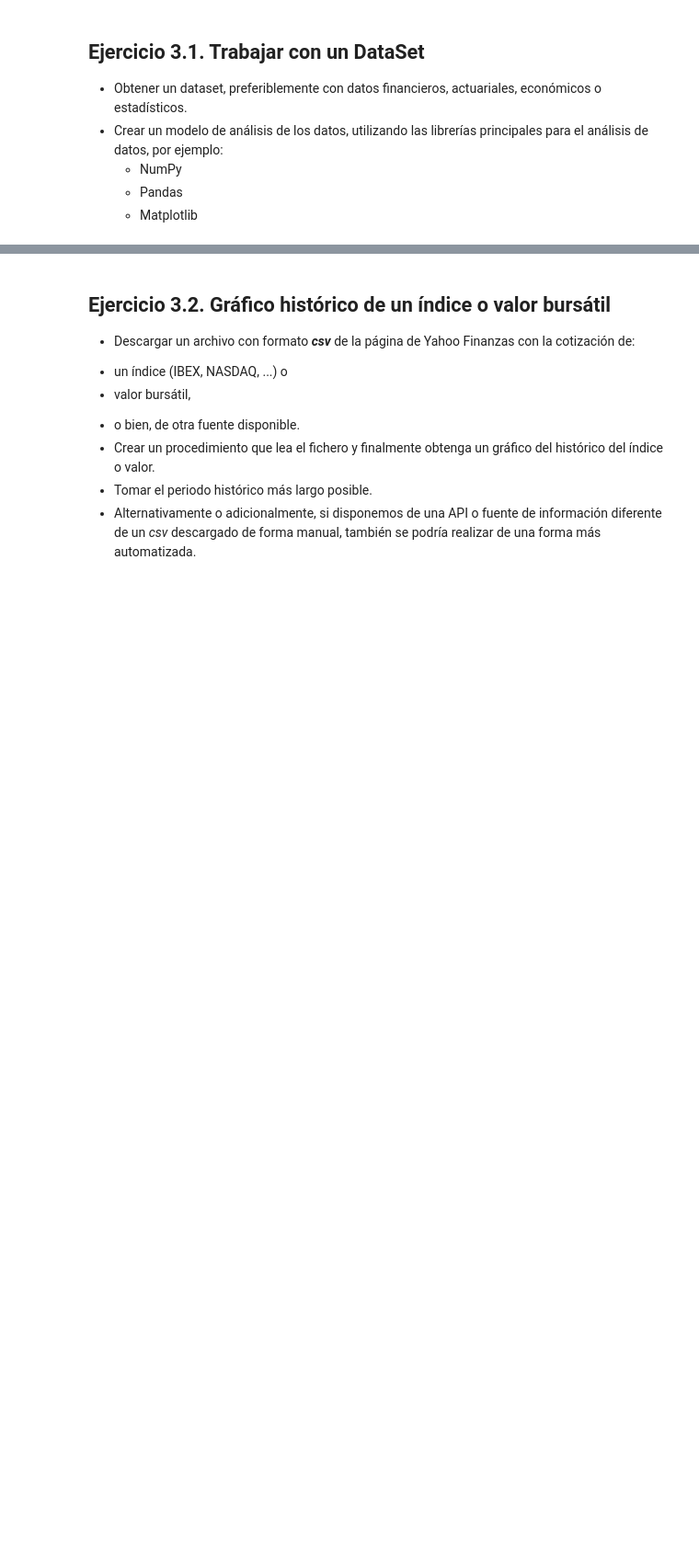
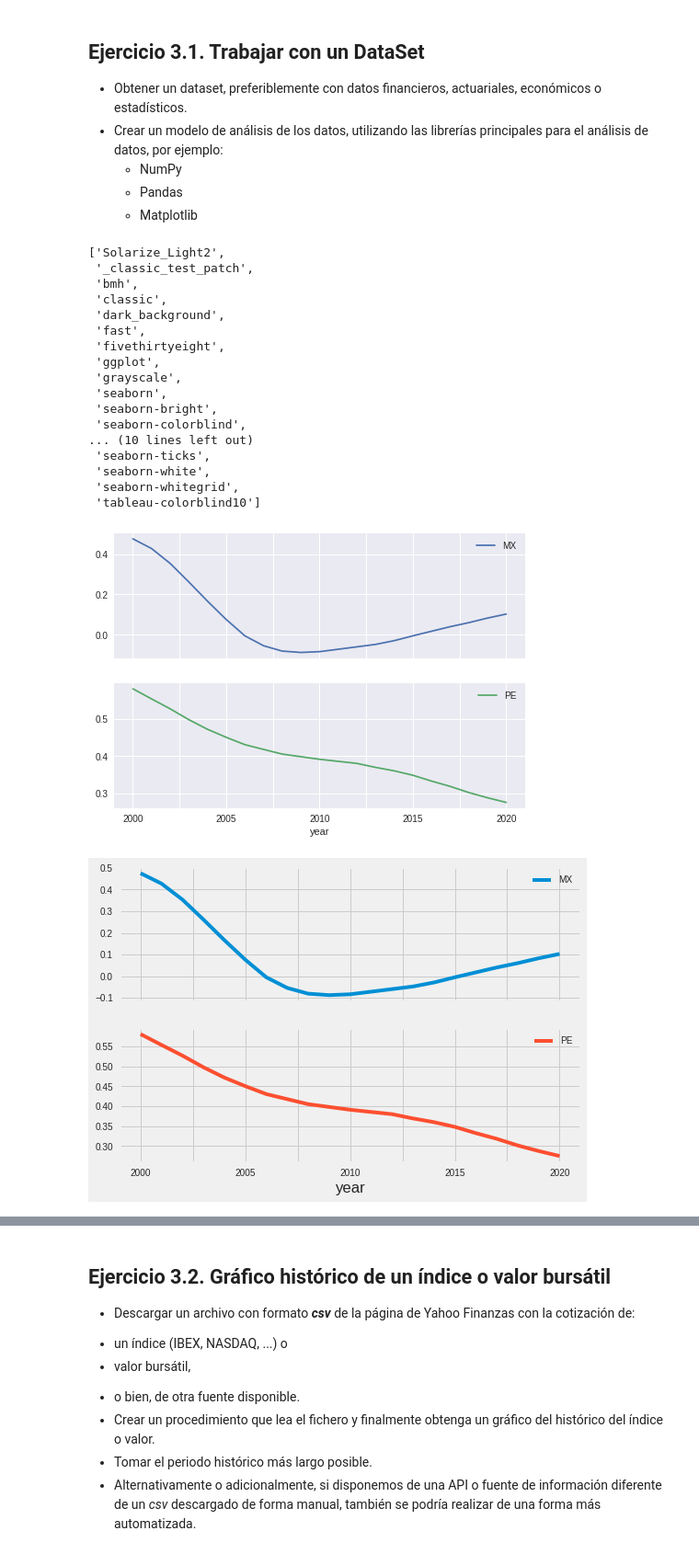
Before and after one commit to cit08/Phyton_2, a Jupyter notebook: Copia_de_practica3.ipynb, the cells around one changed output, grey strips where cells are left out. Shown at 92% size. Cells and saved outputs as stored; diff of their text form; code cells hidden in the pictures; blank space fills up the shorter version.

```diff
--- a/Copia_de_practica3.ipynb
+++ b/Copia_de_practica3.ipynb
@@ -11,3 +11,69 @@
     - NumPy
     - Pandas
     - Matplotlib
+# %%
+#Se obtiene un dataset de la Esperanza de Vida de los países de México, Perú y Argentina del Banco Mundial de 1990 - 2020,
+#se genera un indicador de mejora de la Esperanza de Vida y se gráfica y por último se muestran las gráficas del indicador y de la
+#Esperanza de vida de los 3 países
+
+import pandas as pd
+pd.core.common.is_list_like = pd.api.types.is_list_like
+
+from pandas_datareader import wb
+import matplotlib.pyplot as plt
+
+pd.set_option('display.precision',2)
+%matplotlib inline
+
+#Se definen las caracteristicas de busqueda
+wb.search('life.*expectancy.*birth')
+
+#Se definen el grupo de países como lista
+paises=['MX','PE','AR']
+paises2={'Mexico':'MX','Peru':'PE','Argentina':'AR'}
+
+datos = wb.download(indicator = 'SP.DYN.LE00.IN', country = paises, start=1990, end=2020)
+life_exp=datos.unstack('country')['SP.DYN.LE00.IN']
+life_exp.rename(columns=paises2, inplace = True)
+life_exp
+#life_exp.index = pd.period_range(start=life_exp.index[0], periods=len(life_exp.index))
+mejora_life =100*life_exp.pct_change()
+mejora_life.tail()
+
+#Se definen las caracteristicas del gráfico seaborn y se guarda estas gráficas en un archivo pdf
+plt.style.use('seaborn');
+mejora_life.columuns = paises
+mejora_life[['MX','PE']]['2000':].plot(subplots= True)
+plt.savefig('mejora_life.pdf', bbox_inches ='tight')
+
+#Se definen las caracteristicas del gráfico fivethirtyeigt
+plt.style.use('fivethirtyeight');
+mejora_life.columuns = paises
+mejora_life[['MX','PE']]['2000':].plot(subplots= True)
+#plt.savefig('mejora_life.pdf', bbox_inches ='tight')
+
+mejora_life.plot(subplots= True, layout =[2,3], sharey=True);
+plt.style.available
+
+life_exp.plot(subplots= True, layout =[2,3], sharey=True);
+plt.style.available
+# %% [output]
+['Solarize_Light2',
+ '_classic_test_patch',
+ 'bmh',
+ 'classic',
+ 'dark_background',
+ 'fast',
+ 'fivethirtyeight',
+ 'ggplot',
+ 'grayscale',
+ 'seaborn',
+ 'seaborn-bright',
+ 'seaborn-colorblind',
+... (10 lines left out)
+ 'seaborn-ticks',
+ 'seaborn-white',
+ 'seaborn-whitegrid',
+ 'tableau-colorblind10']
+[figure, added]
+[figure, added]
```
Also changed, not shown: parts of 21 cells of this notebook.
